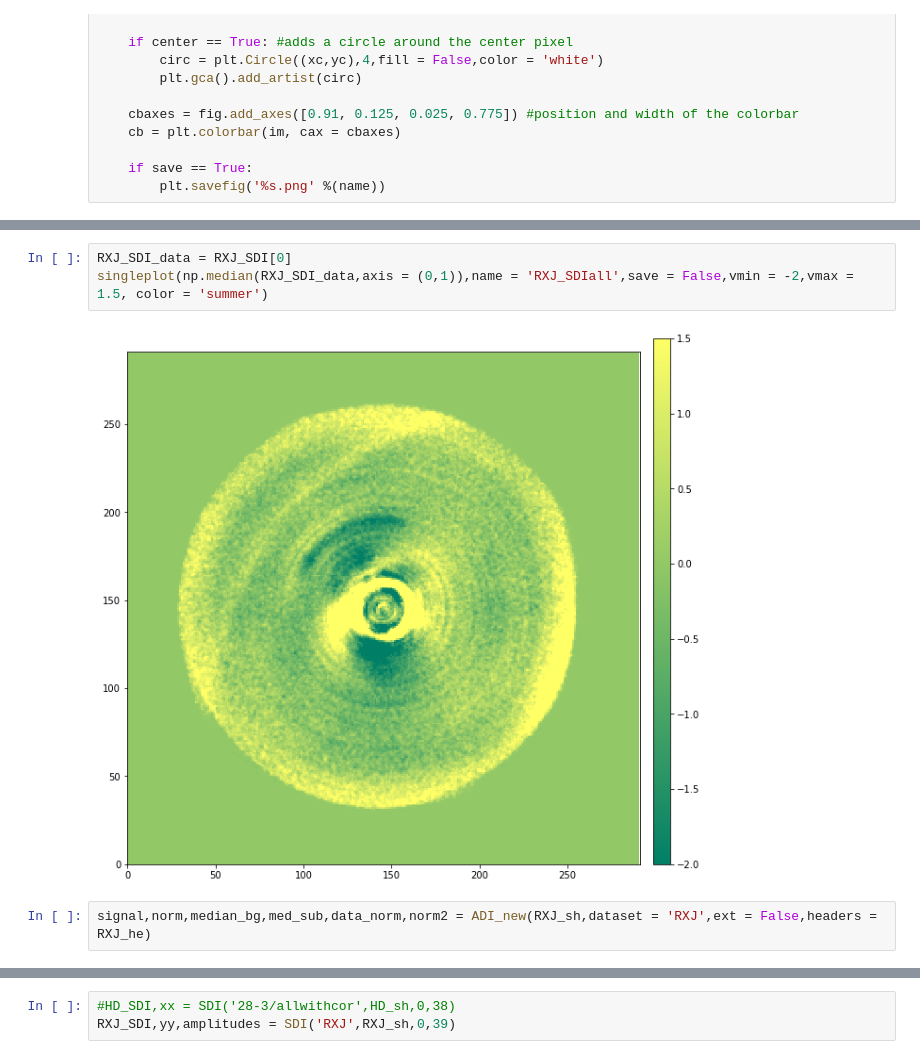
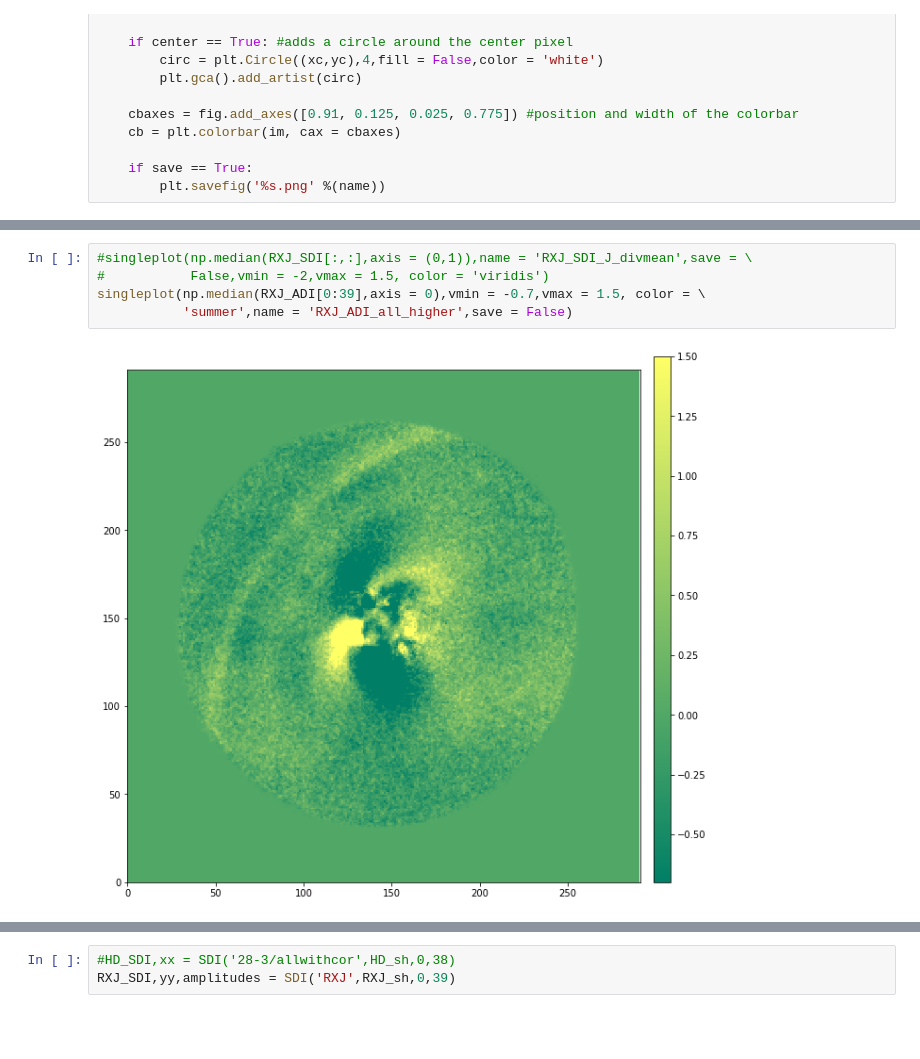
Before and after one commit to ardjansturm/Documenten-Git, a Jupyter notebook: reducing.ipynb, the cells around one changed output, grey strips where cells are left out. Cells and saved outputs as stored; diff of their text form; blank space fills up the shorter version.

```diff
--- a/reducing.ipynb
+++ b/reducing.ipynb
@@ -396,7 +629,7 @@ RXJ_SDI = SDI(RXJ_sh,0,39,coro = True,ext = False, dataset = 'RXJ',headers = RXJ
 # %%
-RXJ_SDI_data = RXJ_SDI[0]
-singleplot(np.median(RXJ_SDI_data,axis = (0,1)),name = 'RXJ_SDIall',save = False,vmin = -2,vmax = 1.5, color = 'summer')
+#singleplot(np.median(RXJ_SDI[:,:],axis = (0,1)),name = 'RXJ_SDI_J_divmean',save = \
+#           False,vmin = -2,vmax = 1.5, color = 'viridis')
+singleplot(np.median(RXJ_ADI[0:39],axis = 0),vmin = -0.7,vmax = 1.5, color = \
+           'summer',name = 'RXJ_ADI_all_higher',save = False)
 # %% [output]
-[figure, old version]
+[figure, new version]
-# %%
-signal,norm,median_bg,med_sub,data_norm,norm2 = ADI_new(RXJ_sh,dataset = 'RXJ',ext = False,headers = RXJ_he)
```
Also changed, not shown: parts of 21 cells of this notebook, 9 other files.
